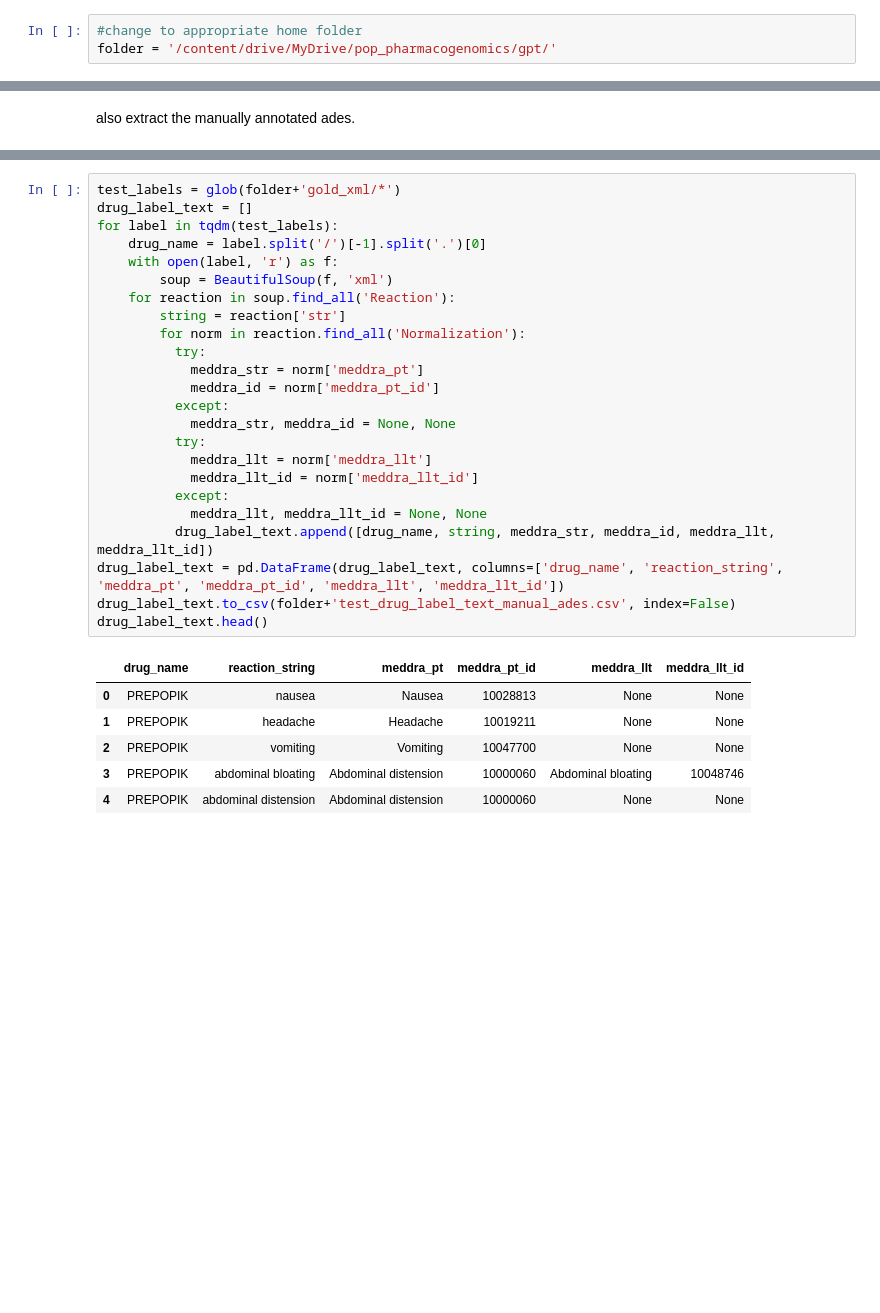
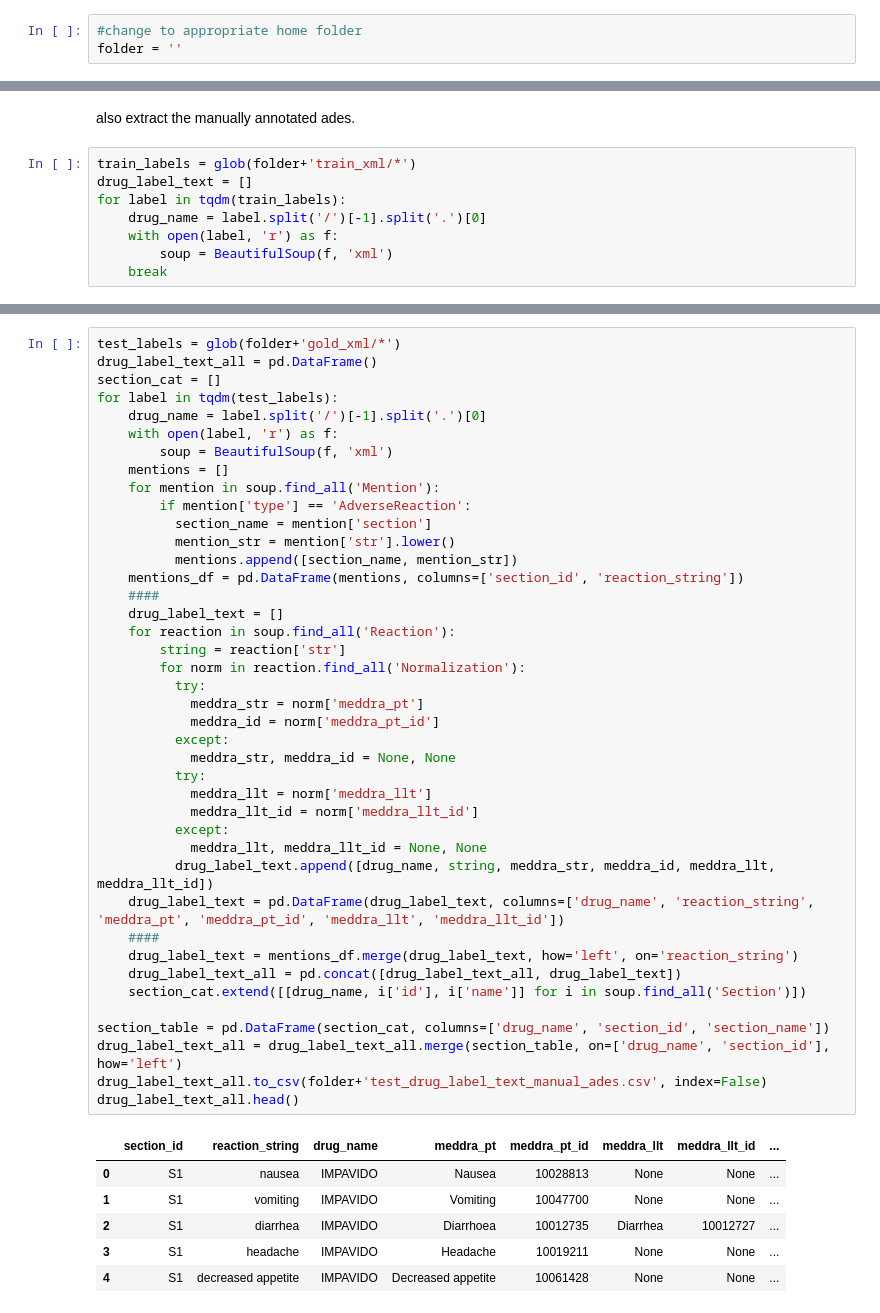
Before and after one commit to tatonetti-lab/onsides-task1, a Jupyter notebook: 1.extract_data.ipynb, the cells around one changed output, grey strips where cells are left out. Saved outputs shown, nothing was run; the diff lists cells and outputs as text; blank space fills up the shorter version.

```diff
--- a/1.extract_data.ipynb
+++ b/1.extract_data.ipynb
@@ -6,7 +6,7 @@ from glob import glob
 from tqdm import tqdm
 # %%
 #change to appropriate home folder
-folder = '/content/drive/MyDrive/pop_pharmacogenomics/gpt/'
+folder = ''
 # %%
 train_labels = glob(folder+'train_xml/*')
 drug_label_text = []
@@ -49,3 +49,11 @@ drug_label_text.head()
 | 4 | ICLUSIG | warnings and precautions | 5 WARNINGS AND PRECAUTIONS\n\n\n\... |
 # %% [markdown]
 also extract the manually annotated ades.
+# %%
+train_labels = glob(folder+'train_xml/*')
+drug_label_text = []
+for label in tqdm(train_labels):
+    drug_name = label.split('/')[-1].split('.')[0]
+    with open(label, 'r') as f:
+        soup = BeautifulSoup(f, 'xml')
+    break
@@ -83,31 +128,48 @@ drug_label_text.head()
 # %%
 test_labels = glob(folder+'gold_xml/*')
-drug_label_text = []
+drug_label_text_all = pd.DataFrame()
+section_cat = []
 for label in tqdm(test_labels):
     drug_name = label.split('/')[-1].split('.')[0]
     with open(label, 'r') as f:
         soup = BeautifulSoup(f, 'xml')
+    mentions = []
+    for mention in soup.find_all('Mention'):
+        if mention['type'] == 'AdverseReaction':
+          section_name = mention['section']
+          mention_str = mention['str'].lower()
+          mentions.append([section_name, mention_str])
+    mentions_df = pd.DataFrame(mentions, columns=['section_id', 'reaction_string'])
+    ####
+    drug_label_text = []
     for reaction in soup.find_all('Reaction'):
         string = reaction['str']
         for norm in reaction.find_all('Normalization'):
           try:
             meddra_str = norm['meddra_pt']
             meddra_id = norm['meddra_pt_id']
           except:
             meddra_str, meddra_id = None, None
           try:
             meddra_llt = norm['meddra_llt']
             meddra_llt_id = norm['meddra_llt_id']
           except:
             meddra_llt, meddra_llt_id = None, None
           drug_label_text.append([drug_name, string, meddra_str, meddra_id, meddra_llt, meddra_llt_id])
-drug_label_text = pd.DataFrame(drug_label_text, columns=['drug_name', 'reaction_string', 'meddra_pt', 'meddra_pt_id', 'meddra_llt', 'meddra_llt_id'])
-drug_label_text.to_csv(folder+'test_drug_label_text_manual_ades.csv', index=False)
-drug_label_text.head()
+    drug_label_text = pd.DataFrame(drug_label_text, columns=['drug_name', 'reaction_string', 'meddra_pt', 'meddra_pt_id', 'meddra_llt', 'meddra_llt_id'])
+    ####
+    drug_label_text = mentions_df.merge(drug_label_text, how='left', on='reaction_string')
+    drug_label_text_all = pd.concat([drug_label_text_all, drug_label_text])
+    section_cat.extend([[drug_name, i['id'], i['name']] for i in soup.find_all('Section')])
+
+section_table = pd.DataFrame(section_cat, columns=['drug_name', 'section_id', 'section_name'])
+drug_label_text_all = drug_label_text_all.merge(section_table, on=['drug_name', 'section_id'], how='left')
+drug_label_text_all.to_csv(folder+'test_drug_label_text_manual_ades.csv', index=False)
+drug_label_text_all.head()
 # %% [output]
-|  | drug_name | reaction_string | meddra_pt | meddra_pt_id | meddra_llt | meddra_llt_id |
-| 0 | PREPOPIK | nausea | Nausea | 10028813 | None | None |
-| 1 | PREPOPIK | headache | Headache | 10019211 | None | None |
-| 2 | PREPOPIK | vomiting | Vomiting | 10047700 | None | None |
-| 3 | PREPOPIK | abdominal bloating | Abdominal distension | 10000060 | Abdominal bloating | 10048746 |
-| 4 | PREPOPIK | abdominal distension | Abdominal distension | 10000060 | None | None |
+|  | section_id | reaction_string | drug_name | meddra_pt | meddra_pt_id | meddra_llt | meddra_llt_id | ... |
+| 0 | S1 | nausea | IMPAVIDO | Nausea | 10028813 | None | None | ... |
+| 1 | S1 | vomiting | IMPAVIDO | Vomiting | 10047700 | None | None | ... |
+| 2 | S1 | diarrhea | IMPAVIDO | Diarrhoea | 10012735 | Diarrhea | 10012727 | ... |
+| 3 | S1 | headache | IMPAVIDO | Headache | 10019211 | None | None | ... |
+| 4 | S1 | decreased appetite | IMPAVIDO | Decreased appetite | 10061428 | None | None | ... |
```
Also changed, not shown: parts of 2 cells of this notebook, 2 other files.
